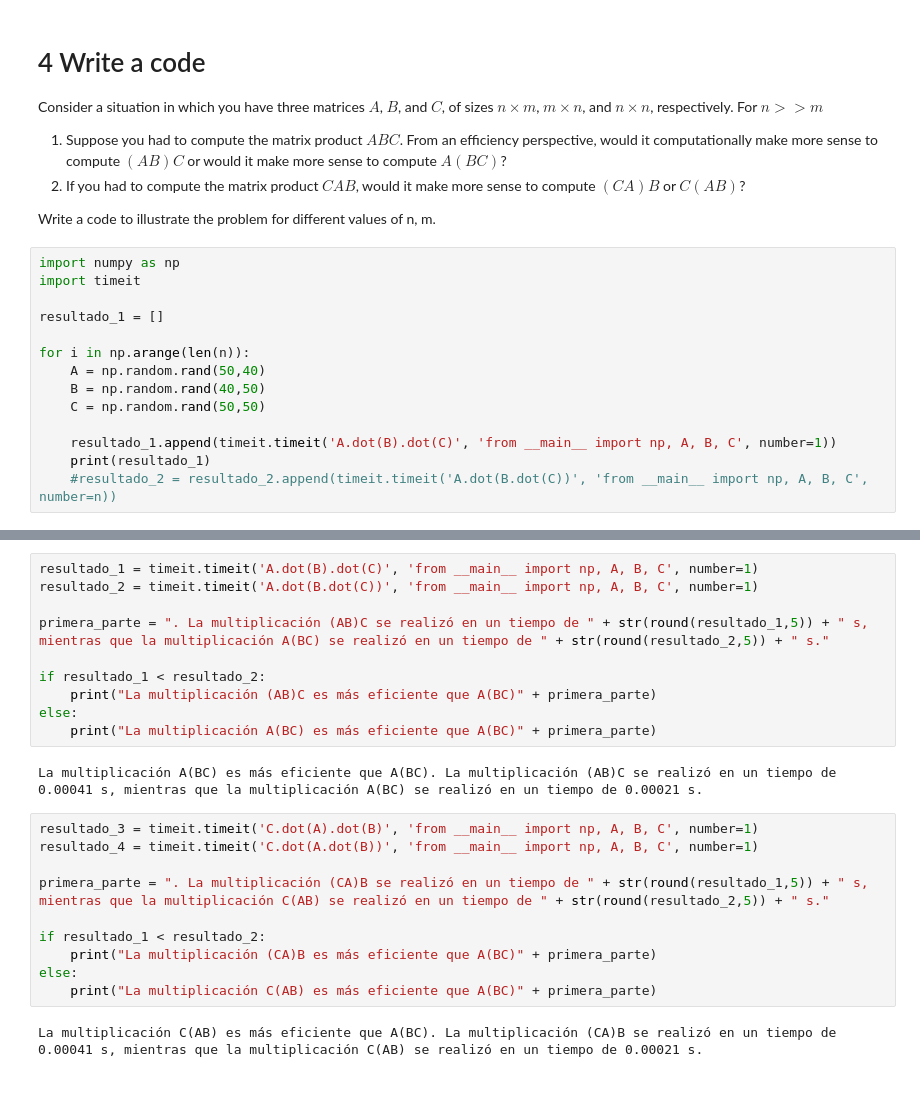
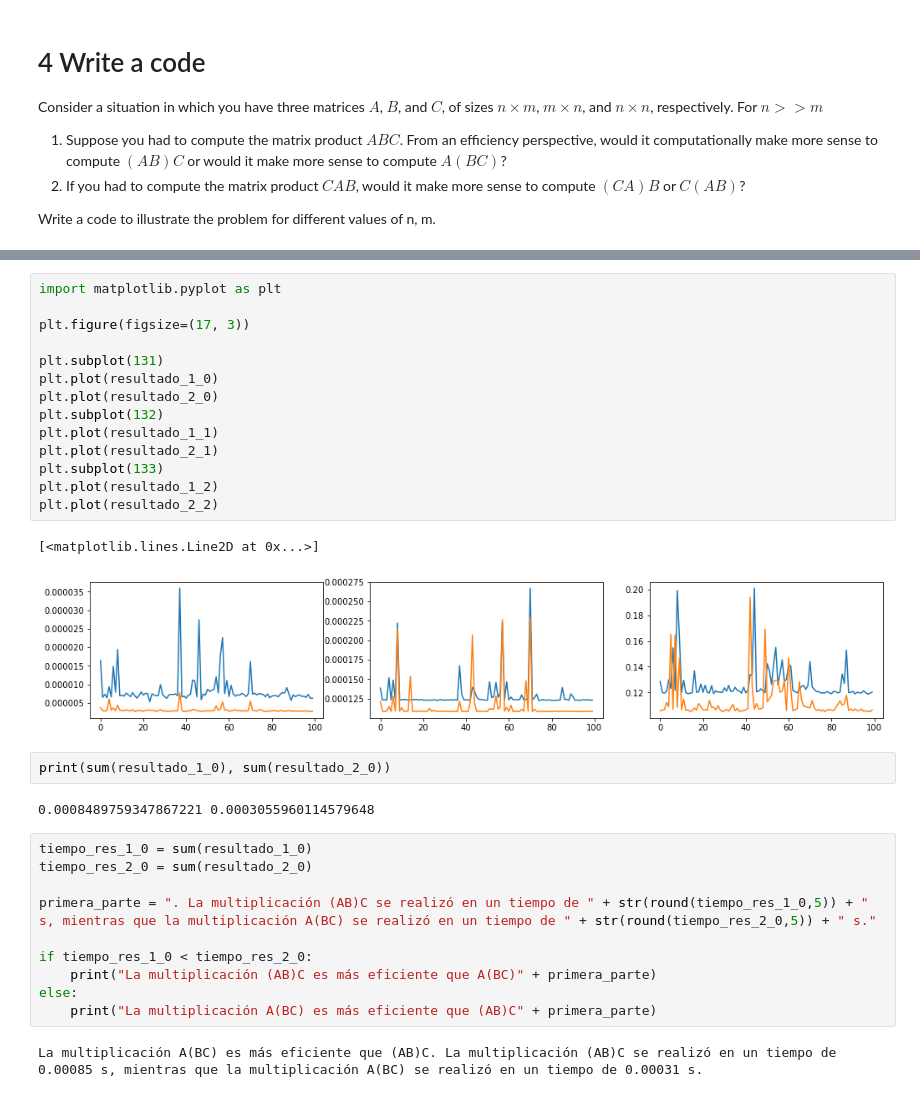
Before and after one commit to davidmacer/deep-learning-course, a Jupyter notebook: src/tarea_01.ipynb, the cells around one changed output, grey strips where cells are left out. Drawn from its saved outputs; the diff is of its cells as text.

Commit message:
Calcula y grafica el tiempo que tarda en ejecutar las operaciones dichas
Calcula el tiempo para matrices de 3 tamaos diferentes y los grafica en una figura.

```diff
--- a/src/tarea_01.ipynb
+++ b/src/tarea_01.ipynb
@@ -99,17 +99,3 @@ Consider a situation in which you have three matrices $A$, $B$, and $C$, of size
   2. If you had to compute the matrix product $CAB$, would it make more sense to compute $(CA)B$ or $C(AB)$?
 
 Write a code to illustrate the problem for different values of n, m.
-# %%
-import numpy as np
-import timeit
-
-resultado_1 = []
-
-for i in np.arange(len(n)):
-    A = np.random.rand(50,40)
-    B = np.random.rand(40,50)
-    C = np.random.rand(50,50)
-
-    resultado_1.append(timeit.timeit('A.dot(B).dot(C)', 'from __main__ import np, A, B, C', number=1))
-    print(resultado_1)
-    #resultado_2 = resultado_2.append(timeit.timeit('A.dot(B.dot(C))', 'from __main__ import np, A, B, C', number=n))
@@ -122,24 +135,33 @@ for i in np.arange(len(n)):
+# %%
+import matplotlib.pyplot as plt
+
+plt.figure(figsize=(17, 3))
+
+plt.subplot(131)
+plt.plot(resultado_1_0)
+plt.plot(resultado_2_0)
+plt.subplot(132)
+plt.plot(resultado_1_1)
+plt.plot(resultado_2_1)
+plt.subplot(133)
+plt.plot(resultado_1_2)
+plt.plot(resultado_2_2)
+# %% [output]
+[<matplotlib.lines.Line2D at 0x...>]
+[figure, added]
+# %%
+print(sum(resultado_1_0), sum(resultado_2_0))
+# %% [output]
+0.0008489759347867221 0.0003055960114579648
 # %%
-resultado_1 = timeit.timeit('A.dot(B).dot(C)', 'from __main__ import np, A, B, C', number=1)
-resultado_2 = timeit.timeit('A.dot(B.dot(C))', 'from __main__ import np, A, B, C', number=1)
+tiempo_res_1_0 = sum(resultado_1_0)
+tiempo_res_2_0 = sum(resultado_2_0)
 
-primera_parte = ". La multiplicación (AB)C se realizó en un tiempo de " + str(round(resultado_1,5)) + " s, mientras que la multiplicación A(BC) se realizó en un tiempo de " + str(round(resultado_2,5)) + " s."
+primera_parte = ". La multiplicación (AB)C se realizó en un tiempo de " + str(round(tiempo_res_1_0,5)) + " s, mientras que la multiplicación A(BC) se realizó en un tiempo de " + str(round(tiempo_res_2_0,5)) + " s."
 
-if resultado_1 < resultado_2:
+if tiempo_res_1_0 < tiempo_res_2_0:
     print("La multiplicación (AB)C es más eficiente que A(BC)" + primera_parte)
 else:
-    print("La multiplicación A(BC) es más eficiente que A(BC)" + primera_parte)
+    print("La multiplicación A(BC) es más eficiente que (AB)C" + primera_parte)
 # %% [output]
-La multiplicación A(BC) es más eficiente que A(BC). La multiplicación (AB)C se realizó en un tiempo de 0.00041 s, mientras que la multiplicación A(BC) se realizó en un tiempo de 0.00021 s.
+La multiplicación A(BC) es más eficiente que (AB)C. La multiplicación (AB)C se realizó en un tiempo de 0.00085 s, mientras que la multiplicación A(BC) se realizó en un tiempo de 0.00031 s.
-# %%
-resultado_3 = timeit.timeit('C.dot(A).dot(B)', 'from __main__ import np, A, B, C', number=1)
-resultado_4 = timeit.timeit('C.dot(A.dot(B))', 'from __main__ import np, A, B, C', number=1)
-
-primera_parte = ". La multiplicación (CA)B se realizó en un tiempo de " + str(round(resultado_1,5)) + " s, mientras que la multiplicación C(AB) se realizó en un tiempo de " + str(round(resultado_2,5)) + " s."
-
-if resultado_1 < resultado_2:
-    print("La multiplicación (CA)B es más eficiente que A(BC)" + primera_parte)
-else:
-    print("La multiplicación C(AB) es más eficiente que A(BC)" + primera_parte)
-# %% [output]
-La multiplicación C(AB) es más eficiente que A(BC). La multiplicación (CA)B se realizó en un tiempo de 0.00041 s, mientras que la multiplicación C(AB) se realizó en un tiempo de 0.00021 s.
```
Also changed, not shown: parts of 2 cells of this notebook.
